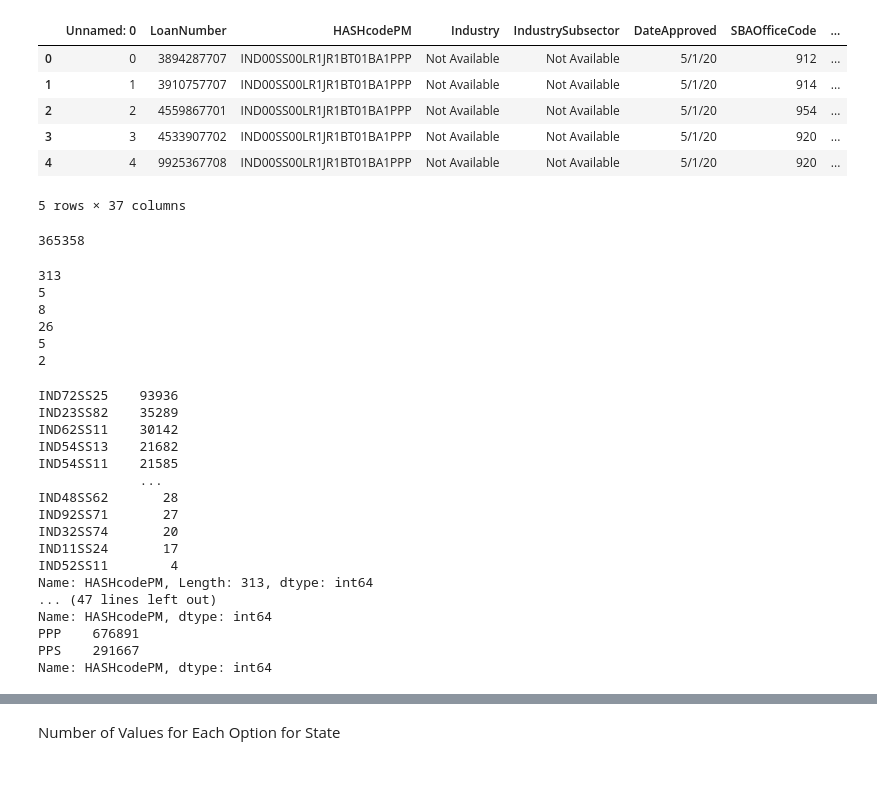
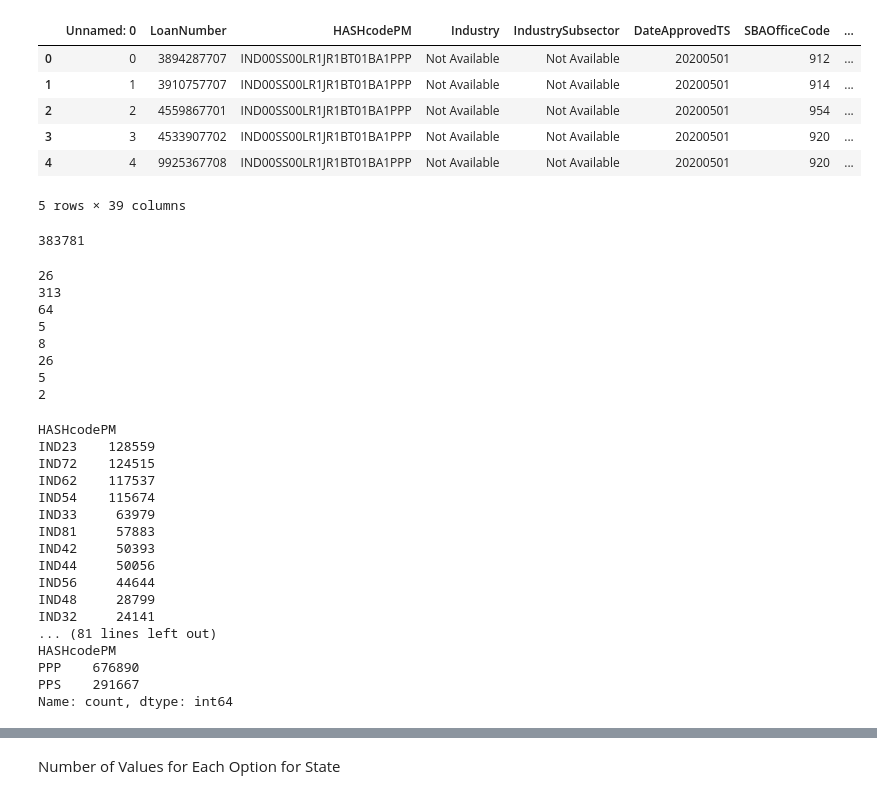
Before and after one commit to cspence001/mapdata_finalization_notebooks, a Jupyter notebook: object_processing/ppp_hgpf_obj.ipynb, the cells around one changed output, grey strips where cells are left out. Saved outputs shown, nothing was run; the diff lists cells and outputs as text; code cells hidden in the pictures.

```diff
--- a/object_processing/ppp_hgpf_obj.ipynb
+++ b/object_processing/ppp_hgpf_obj.ipynb
@@ -2,23 +2,24 @@
 import pandas as pd
 import numpy as np
 # %%
-ppp_hpgf = pd.read_csv("../data/pipe_hpgf.csv")
+ppp_hpgf = pd.read_csv("../../data/pipe_hpgf.csv")
 ppp_hpgf.head()
 # %% [output]
-|  | Unnamed: 0 | LoanNumber | HASHcodePM | Industry | IndustrySubsector | DateApproved | SBAOfficeCode | ... |
-| 0 | 0 | 3894287707 | IND00SS00LR1JR1BT01BA1PPP | Not Available | Not Available | 5/1/20 | 912 | ... |
-| 1 | 1 | 3910757707 | IND00SS00LR1JR1BT01BA1PPP | Not Available | Not Available | 5/1/20 | 914 | ... |
-| 2 | 2 | 4559867701 | IND00SS00LR1JR1BT01BA1PPP | Not Available | Not Available | 5/1/20 | 954 | ... |
-| 3 | 3 | 4533907702 | IND00SS00LR1JR1BT01BA1PPP | Not Available | Not Available | 5/1/20 | 920 | ... |
-| 4 | 4 | 9925367708 | IND00SS00LR1JR1BT01BA1PPP | Not Available | Not Available | 5/1/20 | 920 | ... |
+|  | Unnamed: 0 | LoanNumber | HASHcodePM | Industry | IndustrySubsector | DateApprovedTS | SBAOfficeCode | ... |
+| 0 | 0 | 3894287707 | IND00SS00LR1JR1BT01BA1PPP | Not Available | Not Available | 20200501 | 912 | ... |
+| 1 | 1 | 3910757707 | IND00SS00LR1JR1BT01BA1PPP | Not Available | Not Available | 20200501 | 914 | ... |
+| 2 | 2 | 4559867701 | IND00SS00LR1JR1BT01BA1PPP | Not Available | Not Available | 20200501 | 954 | ... |
+| 3 | 3 | 4533907702 | IND00SS00LR1JR1BT01BA1PPP | Not Available | Not Available | 20200501 | 920 | ... |
+| 4 | 4 | 9925367708 | IND00SS00LR1JR1BT01BA1PPP | Not Available | Not Available | 20200501 | 920 | ... |
-5 rows × 37 columns
+5 rows × 39 columns
 # %%
 ppp_hpgf['FIPS_z'].nunique()
 # %% [output]
-365358
+383781
 # %%
 ind_slice_ = ppp_hpgf['HASHcodePM'].str[0:5].nunique()
-ind_slice_ = ppp_hpgf['HASHcodePM'].str[0:9].nunique() #298 /313
+indss_slice_ = ppp_hpgf['HASHcodePM'].str[0:9].nunique() #298 /313
+ss_slice_ = ppp_hpgf['HASHcodePM'].str[5:9].nunique()
 lr_slice_ = ppp_hpgf['HASHcodePM'].str[9:12].nunique() #5
 jr_slice_ = ppp_hpgf['HASHcodePM'].str[12:15].nunique() #8
 bt_slice_ = ppp_hpgf['HASHcodePM'].str[15:19].nunique() #19
@@ -27,13 +28,17 @@ pm_slice_ = ppp_hpgf['HASHcodePM'].str[22:25].nunique() #2
 #st_slice_ = va_hpgf['FIPS_z'].str[0:2].nunique()
 
 print(ind_slice_)
+print(indss_slice_)
+print(ss_slice_)
 print(lr_slice_)
 print(jr_slice_)
 print(bt_slice_)
 print(ba_slice_)
 print(pm_slice_)
 # %% [output]
+26
 313
+64
 5
 8
 26
@@ -41,7 +46,8 @@ print(pm_slice_)
 2
 # %%
 ind_slice_ = ppp_hpgf['HASHcodePM'].str[0:5].value_counts()
-ind_slice_ = ppp_hpgf['HASHcodePM'].str[0:9].value_counts() #298 /313
+indss_slice_ = ppp_hpgf['HASHcodePM'].str[0:9].value_counts() #298 /313
+ss_slice_ = ppp_hpgf['HASHcodePM'].str[5:9].value_counts() #298 /313
 lr_slice_ = ppp_hpgf['HASHcodePM'].str[9:12].value_counts() #5
 jr_slice_ = ppp_hpgf['HASHcodePM'].str[12:15].value_counts() #8
 bt_slice_ = ppp_hpgf['HASHcodePM'].str[15:19].value_counts() #19
@@ -50,29 +56,31 @@ pm_slice_ = ppp_hpgf['HASHcodePM'].str[22:25].value_counts() #2
 #st_slice_ = va_hpgf['FIPS_z'].str[0:2].value_counts()
 
 print(ind_slice_)
+#print(indss_slice_)
+print(ss_slice_)
 print(lr_slice_)
 print(jr_slice_)
 print(bt_slice_)
 print(ba_slice_)
 print(pm_slice_)
 # %% [output]
-IND72SS25    93936
-IND23SS82    35289
-IND62SS11    30142
-IND54SS13    21682
-IND54SS11    21585
-             ...
-IND48SS62       28
-IND92SS71       27
-IND32SS74       20
-IND11SS24       17
-IND52SS11        4
-Name: HASHcodePM, Length: 313, dtype: int64
-... (47 lines left out)
-Name: HASHcodePM, dtype: int64
-PPP    676891
+HASHcodePM
+IND23    128559
+IND72    124515
+IND62    117537
+IND54    115674
+IND33     63979
+IND81     57883
+IND42     50393
+IND44     50056
+IND56     44644
+IND48     28799
+IND32     24141
+... (81 lines left out)
+HASHcodePM
+PPP    676890
 PPS    291667
-Name: HASHcodePM, dtype: int64
+Name: count, dtype: int64
 # %%
 state_df = ppp_hpgf.groupby(["State"])
 state_df.head()
```
Also changed, not shown: 3 other files.
